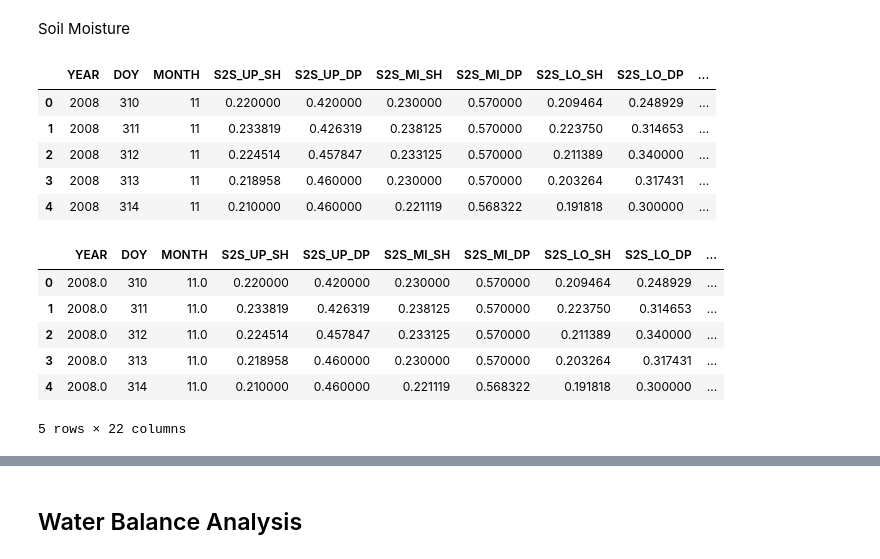
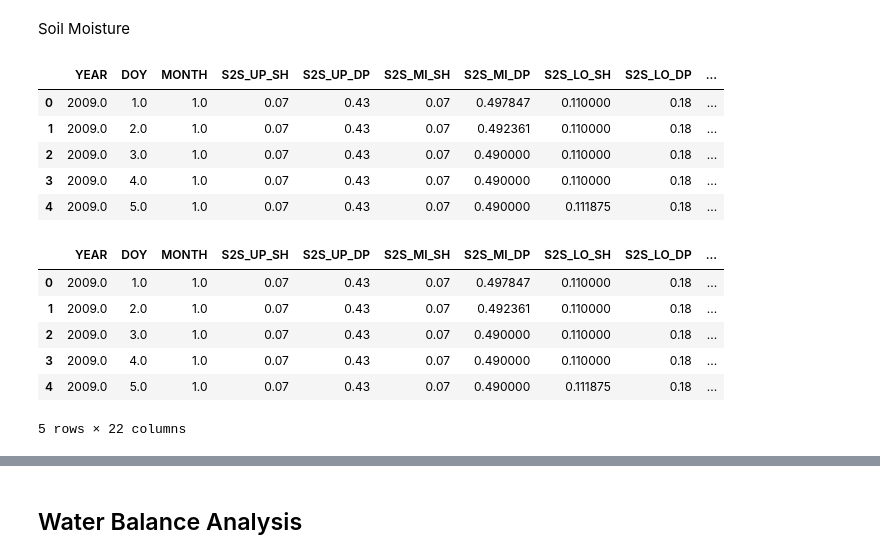
Before and after one commit to mwdjones/mef-snowhydro, a Jupyter notebook: Data and Codes/02_historicalsoilmoistanalysis.ipynb, the cells around one changed output, grey strips where cells are left out. Cells and saved outputs as stored; diff of their text form; code cells hidden in the pictures.

```diff
--- a/Data and Codes/02_historicalsoilmoistanalysis.ipynb
+++ b/Data and Codes/02_historicalsoilmoistanalysis.ipynb
@@ -175,25 +176,28 @@ Soil Moisture
 # %%
 soilMoist_10min = pd.read_csv(load_path + 'MEF_S2_soil_moisture_10min.csv',
                               parse_dates = ['TIMESTAMP'])
 
 soilMoist_10min['YEAR'] = soilMoist_10min.TIMESTAMP.dt.year
 soilMoist_10min['MONTH'] = soilMoist_10min.TIMESTAMP.dt.month
 soilMoist_10min['DOY'] = soilMoist_10min.TIMESTAMP.dt.dayofyear
 
+#Only pull out full years
+soilMoist_10min = soilMoist_10min[(soilMoist_10min.YEAR > 2008) & (soilMoist_10min.YEAR < 2023)]
+
 #Aggregate to daily values
 soilMoist_daily = soilMoist_10min.groupby(['YEAR', 'DOY', 'MONTH'])['S2S_UP_SH', 'S2S_UP_DP', 'S2S_MI_SH', 'S2S_MI_DP', 'S2S_LO_SH', 'S2S_LO_DP', 'S2N_UP_SH', 'S2N_UP_DP', 'S2N_MI_SH', 'S2N_MI_DP', 'S2N_LO_SH', 'S2N_LO_DP'].mean().reset_index()
 
 #Merge with snow data
 soilMoist_snow = pd.merge(soilMoist_daily, snowHist_S2_grouped_all[snowHist_S2_grouped_all.Year > 2007], left_on = 'YEAR', right_on = 'Year', how = 'outer')
 soilMoist_snow = soilMoist_snow.drop('Year', axis = 1)
 soilMoist_snow.head()
 # %% [output]
 |  | YEAR | DOY | MONTH | S2S_UP_SH | S2S_UP_DP | S2S_MI_SH | S2S_MI_DP | S2S_LO_SH | S2S_LO_DP | ... |
-| 0 | 2008 | 310 | 11 | 0.220000 | 0.420000 | 0.230000 | 0.570000 | 0.209464 | 0.248929 | ... |
-| 1 | 2008 | 311 | 11 | 0.233819 | 0.426319 | 0.238125 | 0.570000 | 0.223750 | 0.314653 | ... |
-| 2 | 2008 | 312 | 11 | 0.224514 | 0.457847 | 0.233125 | 0.570000 | 0.211389 | 0.340000 | ... |
-| 3 | 2008 | 313 | 11 | 0.218958 | 0.460000 | 0.230000 | 0.570000 | 0.203264 | 0.317431 | ... |
-| 4 | 2008 | 314 | 11 | 0.210000 | 0.460000 | 0.221119 | 0.568322 | 0.191818 | 0.300000 | ... |
+| 0 | 2009.0 | 1.0 | 1.0 | 0.07 | 0.43 | 0.07 | 0.497847 | 0.110000 | 0.18 | ... |
+| 1 | 2009.0 | 2.0 | 1.0 | 0.07 | 0.43 | 0.07 | 0.492361 | 0.110000 | 0.18 | ... |
+| 2 | 2009.0 | 3.0 | 1.0 | 0.07 | 0.43 | 0.07 | 0.490000 | 0.110000 | 0.18 | ... |
+| 3 | 2009.0 | 4.0 | 1.0 | 0.07 | 0.43 | 0.07 | 0.490000 | 0.110000 | 0.18 | ... |
+| 4 | 2009.0 | 5.0 | 1.0 | 0.07 | 0.43 | 0.07 | 0.490000 | 0.111875 | 0.18 | ... |
 # %%
 all_water = pd.merge(soilMoist_snow, streamHist_daily[streamHist_daily.Year > 2007], left_on = ['YEAR', 'DOY'], right_on = ['Year', 'DOY'],
                      how = 'outer')
@@ -201,11 +205,11 @@ all_water = all_water.drop('Year', axis = 1)
 all_water.head()
 # %% [output]
 |  | YEAR | DOY | MONTH | S2S_UP_SH | S2S_UP_DP | S2S_MI_SH | S2S_MI_DP | S2S_LO_SH | S2S_LO_DP | ... |
-| 0 | 2008.0 | 310 | 11.0 | 0.220000 | 0.420000 | 0.230000 | 0.570000 | 0.209464 | 0.248929 | ... |
-| 1 | 2008.0 | 311 | 11.0 | 0.233819 | 0.426319 | 0.238125 | 0.570000 | 0.223750 | 0.314653 | ... |
-| 2 | 2008.0 | 312 | 11.0 | 0.224514 | 0.457847 | 0.233125 | 0.570000 | 0.211389 | 0.340000 | ... |
-| 3 | 2008.0 | 313 | 11.0 | 0.218958 | 0.460000 | 0.230000 | 0.570000 | 0.203264 | 0.317431 | ... |
-| 4 | 2008.0 | 314 | 11.0 | 0.210000 | 0.460000 | 0.221119 | 0.568322 | 0.191818 | 0.300000 | ... |
+| 0 | 2009.0 | 1.0 | 1.0 | 0.07 | 0.43 | 0.07 | 0.497847 | 0.110000 | 0.18 | ... |
+| 1 | 2009.0 | 2.0 | 1.0 | 0.07 | 0.43 | 0.07 | 0.492361 | 0.110000 | 0.18 | ... |
+| 2 | 2009.0 | 3.0 | 1.0 | 0.07 | 0.43 | 0.07 | 0.490000 | 0.110000 | 0.18 | ... |
+| 3 | 2009.0 | 4.0 | 1.0 | 0.07 | 0.43 | 0.07 | 0.490000 | 0.110000 | 0.18 | ... |
+| 4 | 2009.0 | 5.0 | 1.0 | 0.07 | 0.43 | 0.07 | 0.490000 | 0.111875 | 0.18 | ... |
 5 rows × 22 columns
 # %%
 #Just soil moisture plot by area
```
Also changed, not shown: parts of 9 cells of this notebook, 2 other files.
